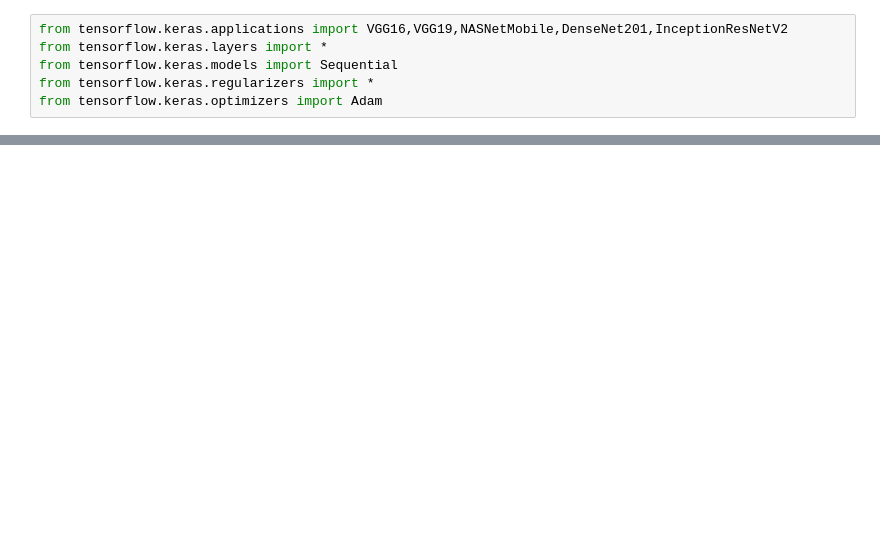
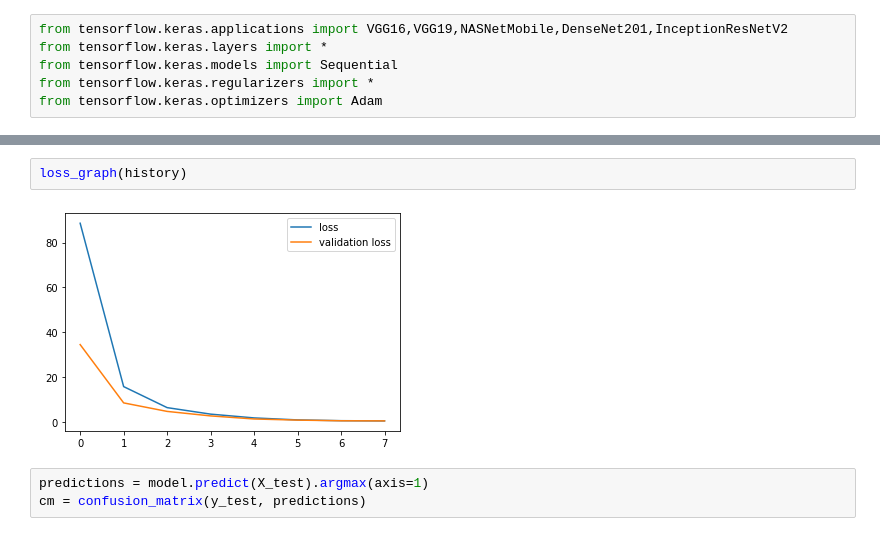
Before and after one commit to Azariagmt/pulmonary-disorder-detection-using-x-ray-images, a Jupyter notebook: notebooks/ResNet50V2.ipynb, the cells around one changed output, grey strips where cells are left out. Drawn from its saved outputs; the diff is of its cells as text; blank space fills up the shorter version.

```diff
--- a/notebooks/ResNet50V2.ipynb
+++ b/notebooks/ResNet50V2.ipynb
@@ -98,0 +113,7 @@ print(tf.__version__)
+# %%
+loss_graph(history)
+# %% [output]
+[figure, added]
+# %%
+predictions = model.predict(X_test).argmax(axis=1)
+cm = confusion_matrix(y_test, predictions)
```
Also changed, not shown: parts of 19 cells of this notebook, 1 other file.
